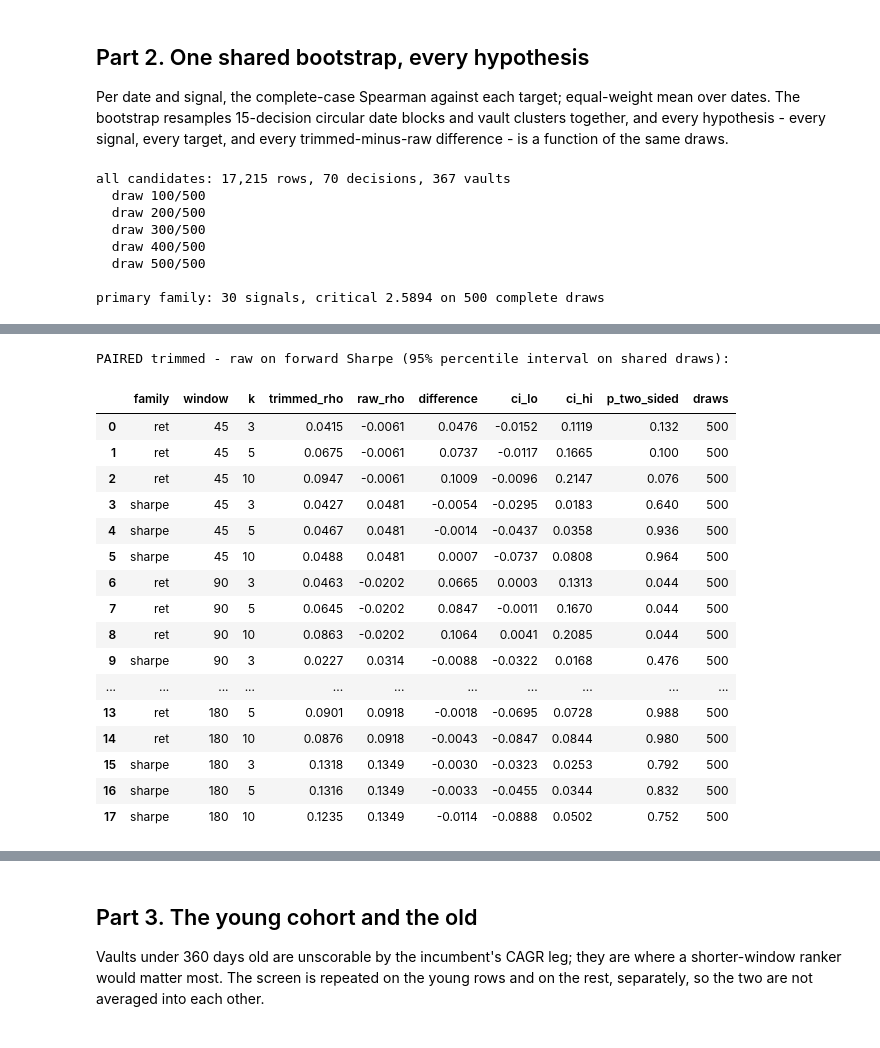
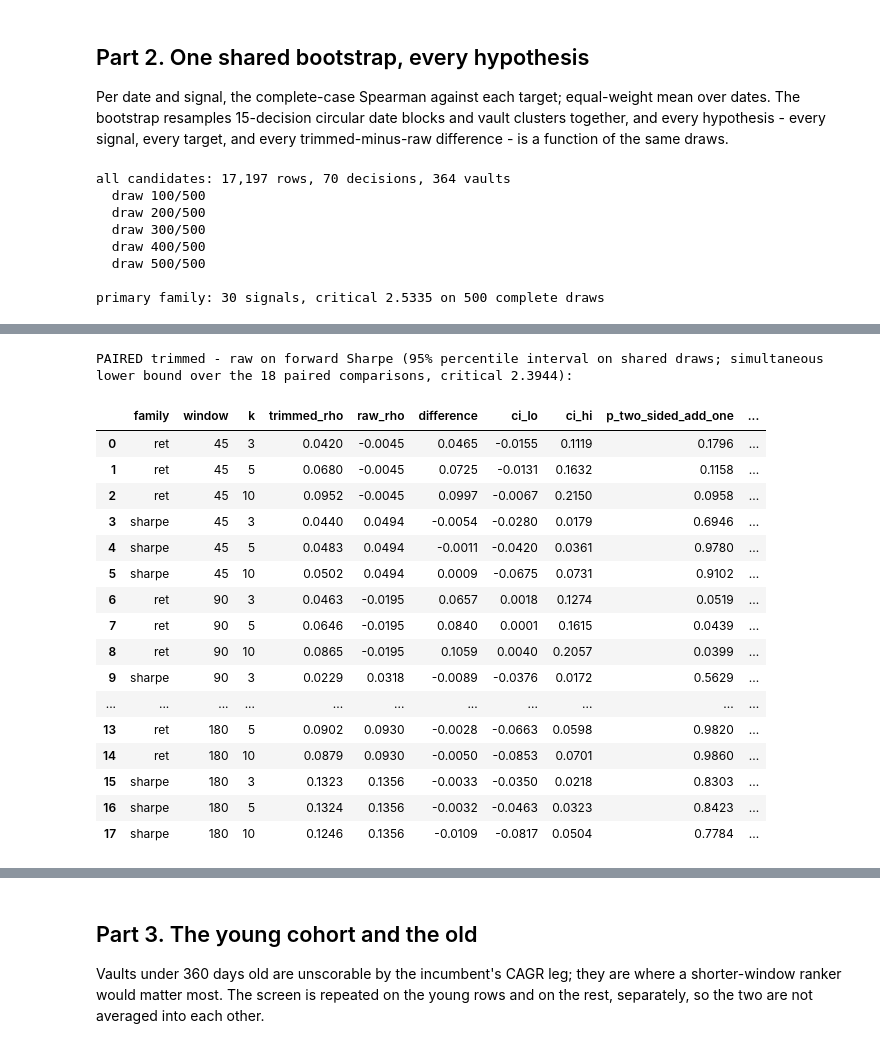
Before and after one commit to tradingstrategy-ai/getting-started, a Jupyter notebook: scratchpad/hyperliquid-lower-vol/38-research-trimmed-return-screen.ipynb, the cells around one changed output, grey strips where cells are left out. Drawn from its saved outputs; the diff is of its cells as text; code cells hidden in the pictures.

```diff
--- a/scratchpad/hyperliquid-lower-vol/38-research-trimmed-return-screen.ipynb
+++ b/scratchpad/hyperliquid-lower-vol/38-research-trimmed-return-screen.ipynb
@@ -169,6 +189,12 @@ POST_BREAK_START = pd.Timestamp("2026-04-01")
 DECISION_STEP_DAYS = 2
 MIN_TVL_USD = 7_500.0
 MIN_FRESH = 5
+#: A candidate must have an ACTUAL mark within this many days before the decision (no stale
+#: forward-filled eligibility), and a forward window must contain at least MIN_FORWARD_MARKS
+#: observed marks with one in its last MAX_STALE_DAYS days, so a vault that stopped reporting
+#: cannot supply manufactured zero-return days as an outcome.
+MAX_STALE_DAYS = 3
+MIN_FORWARD_MARKS = 10
 MIN_CANDIDATES = 8
 MIN_DATES = 40
 YOUNG_DAYS = 360          # the incumbent's CAGR leg cannot score a vault younger than this
@@ -421,8 +472,10 @@ def screen(frame: pd.DataFrame, label: str, verbose: bool = True) -> dict:
         row["p_sharpe"] = fam["p"][i]
         rows.append(row)
     table = pd.DataFrame(rows).set_index("signal")
-    # Paired trimmed-minus-raw differences on the primary target, on the same draws.
-    diffs = []
+    # Paired trimmed-minus-raw differences on the primary target, on the same draws. The
+    # per-comparison interval and add-one p are DESCRIPTIVE; the 18 comparisons are also one
+    # family, so a simultaneous max-T lower bound over them is reported as the controlled figure.
+    diffs, d_obs, d_reps = [], [], []
     for w in WINDOWS:
         for fam_name in ("ret", "sharpe"):
             base = SIGNAL_NAMES.index(f"{fam_name}{w}_k0")
@@ -430,32 +483,42 @@ def screen(frame: pd.DataFrame, label: str, verbose: bool = True) -> dict:
                 idx = SIGNAL_NAMES.index(f"{fam_name}{w}_k{k}")
                 obs = boot["observed"][idx, j] - boot["observed"][base, j]
                 rep = boot["draws"][:, idx, j] - boot["draws"][:, base, j]
-                rep = rep[np.isfinite(rep)]
+                d_obs.append(obs); d_reps.append(rep)
+                fin = rep[np.isfinite(rep)]
+                centred = fin - obs
+                n = len(fin)
+                p_hi = (1.0 + (centred >= obs).sum()) / (n + 1.0)
+                p_lo = (1.0 + (centred <= obs).sum()) / (n + 1.0)
                 diffs.append({"family": fam_name, "window": w, "k": k, "trimmed_rho": boot["observed"][idx, j],
                               "raw_rho": boot["observed"][base, j], "difference": obs,
-                              "ci_lo": float(np.percentile(rep, 2.5)) if len(rep) >= 100 else np.nan,
-                              "ci_hi": float(np.percentile(rep, 97.5)) if len(rep) >= 100 else np.nan,
-                              "p_two_sided": float(2 * min((rep - obs >= obs).mean(), (rep - obs <= obs).mean())) if len(rep) >= 100 else np.nan,
-                              "draws": int(len(rep))})
+                              "ci_lo": float(np.percentile(fin, 2.5)) if n >= 100 else np.nan,
+                              "ci_hi": float(np.percentile(fin, 97.5)) if n >= 100 else np.nan,
+                              "p_two_sided_add_one": float(min(1.0, 2 * min(p_hi, p_lo))) if n >= 100 else np.nan,
+                              "draws": int(n)})
     paired = pd.DataFrame(diffs)
+    pfam = simultaneous_lower(np.array(d_obs), np.column_stack(d_reps))
+    paired["lo_simultaneous_18"] = pfam["lower"]
+    paired["se"] = pfam["se"]
     return {"label": label, "table": table, "paired": paired, "critical": fam["critical"],
-            "family_size": fam["family_size"], "complete_draws": fam["complete_draws"], "boot": boot}
+            "family_size": fam["family_size"], "complete_draws": fam["complete_draws"], "boot": boot,
+            "paired_critical": pfam["critical"], "paired_family_size": pfam["family_size"]}
 
 
 full = screen(panel, "all candidates")
 print(f"\nprimary family: {full['family_size']} signals, critical {full['critical']:.4f} on {full['complete_draws']} complete draws")
 display(full["table"][["family", "window", "k", "dates", "evaluated", "rho_fwd_sharpe", "se_sharpe", "lo_sharpe_simultaneous",
-                       "lo_sharpe_unadjusted", "p_sharpe", "rho_fwd_return", "rho_fwd_vol", "rho_fwd_max_dd"]].round(4))
-print("\nPAIRED trimmed - raw on forward Sharpe (95% percentile interval on shared draws):")
+                       "lo_sharpe_unadjusted", "p_sharpe", "rho_fwd_return", "rho_fwd_vol", "rho_fwd_log_max_dd"]].round(4))
+print(f"\nPAIRED trimmed - raw on forward Sharpe (95% percentile interval on shared draws; simultaneous lower bound over "
+      f"the {full['paired_family_size']} paired comparisons, critical {full['paired_critical']:.4f}):")
 display(full["paired"].round(4))
 # %% [output]
-all candidates: 17,215 rows, 70 decisions, 367 vaults
+all candidates: 17,197 rows, 70 decisions, 364 vaults
   draw 100/500
   draw 200/500
   draw 300/500
   draw 400/500
   draw 500/500
 
-primary family: 30 signals, critical 2.5894 on 500 complete draws
+primary family: 30 signals, critical 2.5335 on 500 complete draws
 |  | family | window | k | dates | evaluated | rho_fwd_sharpe | se_sharpe | lo_sharpe_simultaneous | ... |
 | signal |  |  |  |  |  |  |  |  | ... |
@@ -478,18 +541,18 @@ primary family: 30 signals, critical 2.5894 on 500 complete draws
-PAIRED trimmed - raw on forward Sharpe (95% percentile interval on shared draws):
+PAIRED trimmed - raw on forward Sharpe (95% percentile interval on shared draws; simultaneous lower bound over the 18 paired comparisons, critical 2.3944):
-|  | family | window | k | trimmed_rho | raw_rho | difference | ci_lo | ci_hi | p_two_sided | draws |
-| 0 | ret | 45 | 3 | 0.0415 | -0.0061 | 0.0476 | -0.0152 | 0.1119 | 0.132 | 500 |
-| 1 | ret | 45 | 5 | 0.0675 | -0.0061 | 0.0737 | -0.0117 | 0.1665 | 0.100 | 500 |
-| 2 | ret | 45 | 10 | 0.0947 | -0.0061 | 0.1009 | -0.0096 | 0.2147 | 0.076 | 500 |
-| 3 | sharpe | 45 | 3 | 0.0427 | 0.0481 | -0.0054 | -0.0295 | 0.0183 | 0.640 | 500 |
-| 4 | sharpe | 45 | 5 | 0.0467 | 0.0481 | -0.0014 | -0.0437 | 0.0358 | 0.936 | 500 |
-| 5 | sharpe | 45 | 10 | 0.0488 | 0.0481 | 0.0007 | -0.0737 | 0.0808 | 0.964 | 500 |
-| 6 | ret | 90 | 3 | 0.0463 | -0.0202 | 0.0665 | 0.0003 | 0.1313 | 0.044 | 500 |
-| 7 | ret | 90 | 5 | 0.0645 | -0.0202 | 0.0847 | -0.0011 | 0.1670 | 0.044 | 500 |
-| 8 | ret | 90 | 10 | 0.0863 | -0.0202 | 0.1064 | 0.0041 | 0.2085 | 0.044 | 500 |
-| 9 | sharpe | 90 | 3 | 0.0227 | 0.0314 | -0.0088 | -0.0322 | 0.0168 | 0.476 | 500 |
+|  | family | window | k | trimmed_rho | raw_rho | difference | ci_lo | ci_hi | p_two_sided_add_one | ... |
+| 0 | ret | 45 | 3 | 0.0420 | -0.0045 | 0.0465 | -0.0155 | 0.1119 | 0.1796 | ... |
+| 1 | ret | 45 | 5 | 0.0680 | -0.0045 | 0.0725 | -0.0131 | 0.1632 | 0.1158 | ... |
+| 2 | ret | 45 | 10 | 0.0952 | -0.0045 | 0.0997 | -0.0067 | 0.2150 | 0.0958 | ... |
+| 3 | sharpe | 45 | 3 | 0.0440 | 0.0494 | -0.0054 | -0.0280 | 0.0179 | 0.6946 | ... |
+| 4 | sharpe | 45 | 5 | 0.0483 | 0.0494 | -0.0011 | -0.0420 | 0.0361 | 0.9780 | ... |
+| 5 | sharpe | 45 | 10 | 0.0502 | 0.0494 | 0.0009 | -0.0675 | 0.0731 | 0.9102 | ... |
+| 6 | ret | 90 | 3 | 0.0463 | -0.0195 | 0.0657 | 0.0018 | 0.1274 | 0.0519 | ... |
+| 7 | ret | 90 | 5 | 0.0646 | -0.0195 | 0.0840 | 0.0001 | 0.1615 | 0.0439 | ... |
+| 8 | ret | 90 | 10 | 0.0865 | -0.0195 | 0.1059 | 0.0040 | 0.2057 | 0.0399 | ... |
+| 9 | sharpe | 90 | 3 | 0.0229 | 0.0318 | -0.0089 | -0.0376 | 0.0172 | 0.5629 | ... |
 | ... | ... | ... | ... | ... | ... | ... | ... | ... | ... | ... |
-| 13 | ret | 180 | 5 | 0.0901 | 0.0918 | -0.0018 | -0.0695 | 0.0728 | 0.988 | 500 |
-| 14 | ret | 180 | 10 | 0.0876 | 0.0918 | -0.0043 | -0.0847 | 0.0844 | 0.980 | 500 |
-| 15 | sharpe | 180 | 3 | 0.1318 | 0.1349 | -0.0030 | -0.0323 | 0.0253 | 0.792 | 500 |
-| 16 | sharpe | 180 | 5 | 0.1316 | 0.1349 | -0.0033 | -0.0455 | 0.0344 | 0.832 | 500 |
-| 17 | sharpe | 180 | 10 | 0.1235 | 0.1349 | -0.0114 | -0.0888 | 0.0502 | 0.752 | 500 |
+| 13 | ret | 180 | 5 | 0.0902 | 0.0930 | -0.0028 | -0.0663 | 0.0598 | 0.9820 | ... |
+| 14 | ret | 180 | 10 | 0.0879 | 0.0930 | -0.0050 | -0.0853 | 0.0701 | 0.9860 | ... |
+| 15 | sharpe | 180 | 3 | 0.1323 | 0.1356 | -0.0033 | -0.0350 | 0.0218 | 0.8303 | ... |
+| 16 | sharpe | 180 | 5 | 0.1324 | 0.1356 | -0.0032 | -0.0463 | 0.0323 | 0.8423 | ... |
+| 17 | sharpe | 180 | 10 | 0.1246 | 0.1356 | -0.0109 | -0.0817 | 0.0504 | 0.7784 | ... |
```
Also changed, not shown: parts of 8 cells of this notebook, 4 other files.
